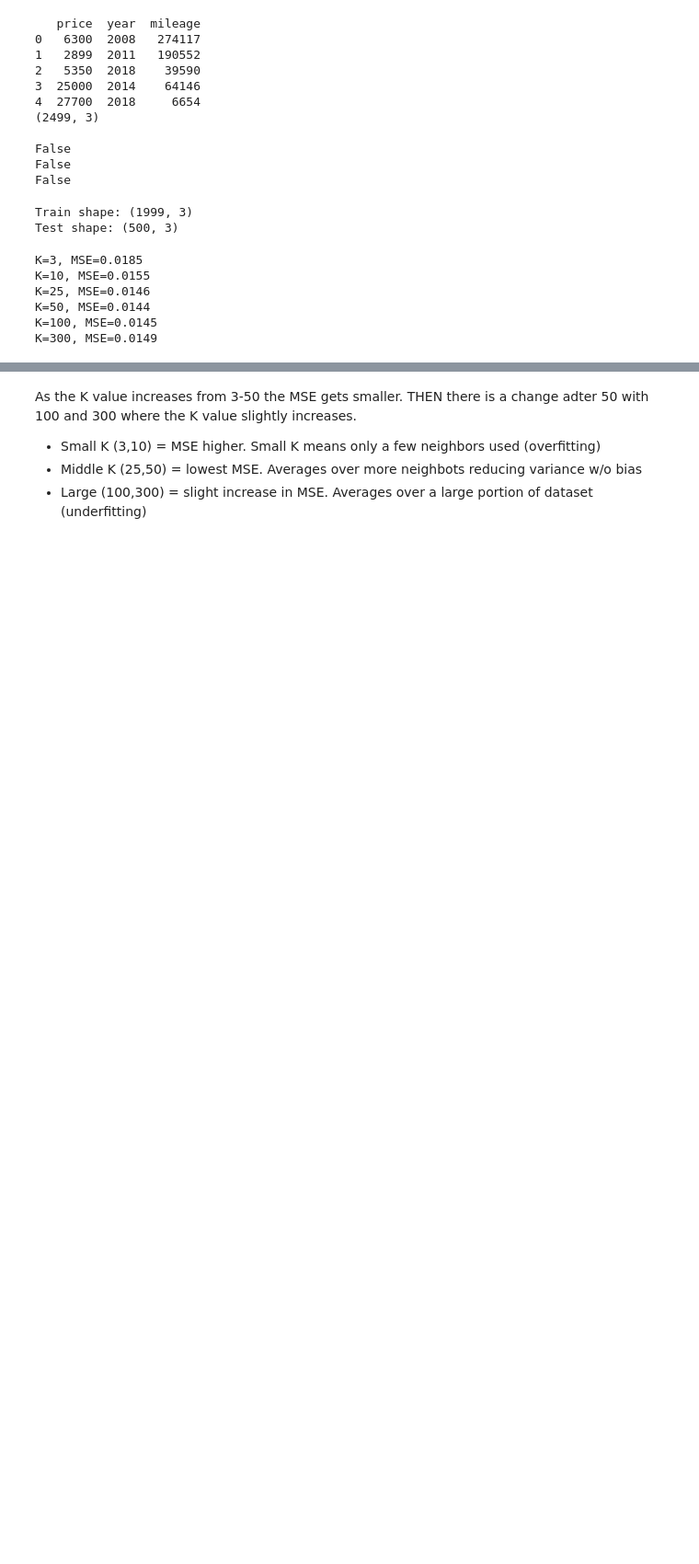
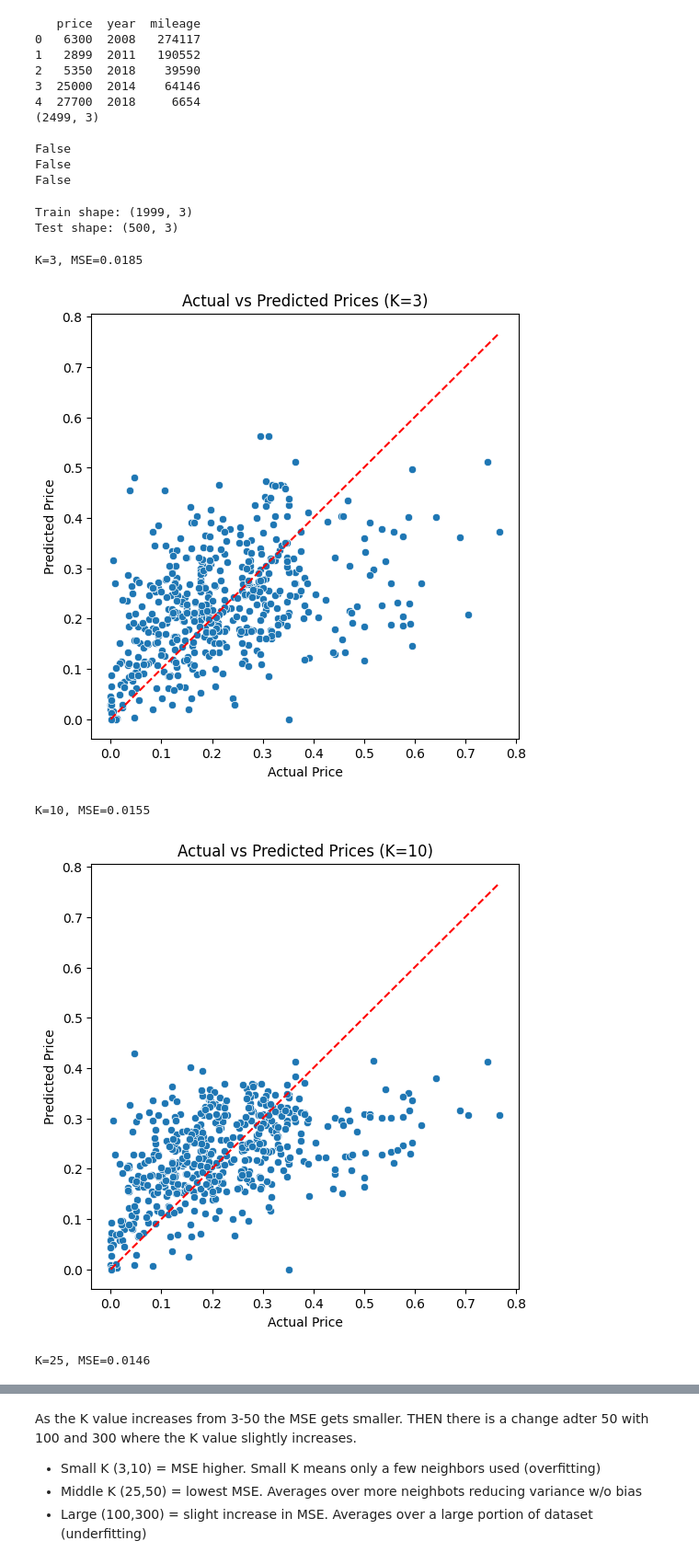
Before and after one commit to nladocsi/knn_assignment, a Jupyter notebook: assignment_knn.ipynb, the cells around one changed output, grey strips where cells are left out. Shown: that part at 92% size. Drawn from its saved outputs; the diff is of its cells as text; code cells hidden in the pictures; blank space fills up the shorter version.

Commit message:
Graphs

```diff
--- a/assignment_knn.ipynb
+++ b/assignment_knn.ipynb
@@ -103,21 +94,38 @@ def knn_class(x_hat,X,K):
 # %%
 #2.4.2
+def knn_class(x_hat,X,K):
+  squared_differences = (X[['year', 'mileage']].values - x_hat)**2
+  distances = np.sqrt(squared_differences.sum(axis=1))
+  neighbors = np.argsort(distances)[:K].tolist()
+  g_star = X['price'].iloc[neighbors]
+  return np.mean(g_star)
+
 k_values = [3, 10, 25, 50, 100, 300]
 mse_results = {}
 
 for k in k_values:
   preds = []
   for _, row in eval.iterrows():
     x_hat = np.array([row['year'], row['mileage']])
     y_hat = knn_class(x_hat, train, k)
     preds.append(y_hat) #predicted values
   mse = mean_squared_error(eval['price'], preds)
   mse_results[k] = mse
   print(f"K={k}, MSE={mse:.4f}")
+
+  #Scatter plots
+  plt.figure(figsize=(6, 6))
+  sns.scatterplot(x=eval['price'], y=preds)
+  plt.plot([eval['price'].min(), eval['price'].max()],
+             [eval['price'].min(), eval['price'].max()],
+             color='red', linestyle='--')  # reference line y=x
+  plt.xlabel('Actual Price')
+  plt.ylabel('Predicted Price')
+  plt.title(f'Actual vs Predicted Prices (K={k})')
+  plt.show()
 # %% [output]
 K=3, MSE=0.0185
-K=10, MSE=0.0155
-K=25, MSE=0.0146
-K=50, MSE=0.0144
-K=100, MSE=0.0145
-K=300, MSE=0.0149
+[figure, added]
+K=10, MSE=0.0155
+[figure, added]
+K=25, MSE=0.0146
```
Also changed, not shown: parts of 5 cells of this notebook.
